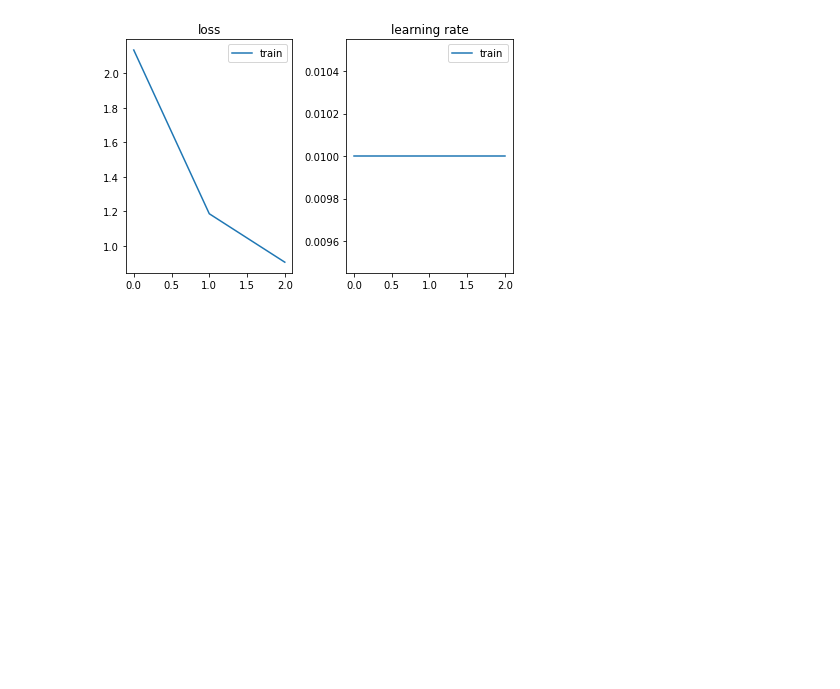
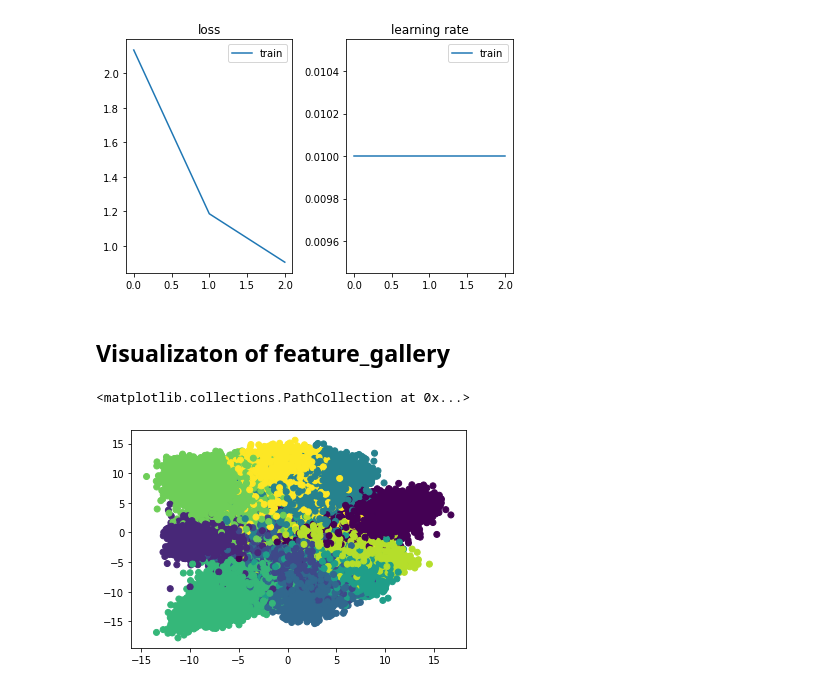
Before and after one commit to Xianbo-X/ProjectComputerVisionAnd3DImageProcessing, a Jupyter notebook: ReIDProj/ReID_Mnist_Main.ipynb, the cells around one changed output. Saved outputs shown, nothing was run; the diff lists cells and outputs as text; code cells hidden in the pictures; blank space fills up the shorter version.

Commit message:
Add visualization of feature space

```diff
--- a/ReIDProj/ReID_Mnist_Main.ipynb
+++ b/ReIDProj/ReID_Mnist_Main.ipynb
@@ -75,0 +80,3 @@ fig.tight_layout()
+# %%
+def preprocess(data):
+    return data.reshape(-1,1,28,28)/255
@@ -75,0 +85,2 @@ fig.tight_layout()
+# %%
+feature_gallery=model.feature_extraction(preprocess(train_data.data)).detach()
@@ -75,0 +89,7 @@ fig.tight_layout()
+# %% [markdown]
+## Visualizaton of feature_gallery
+# %%
+plt.scatter(feature_gallery[:,0].detach().numpy(),feature_gallery[:,1].detach().numpy(),c=train_data.targets)
+# %% [output]
+<matplotlib.collections.PathCollection at 0x...>
+[figure, added]
```
Also changed, not shown: parts of 13 cells of this notebook.
